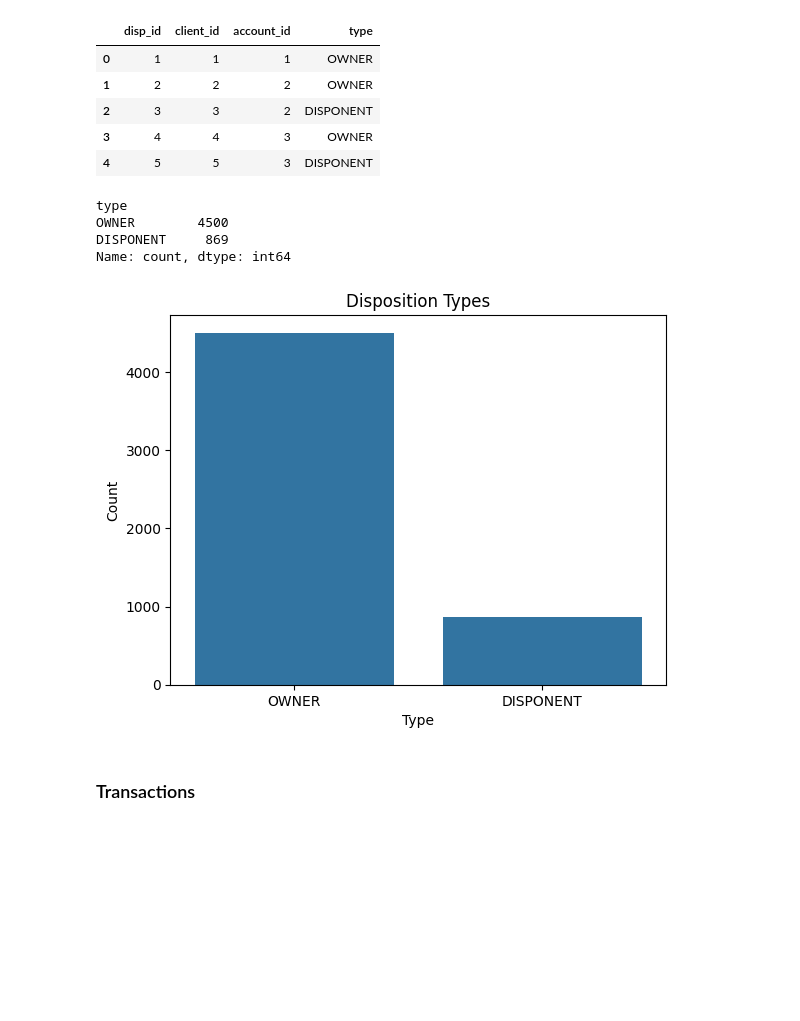
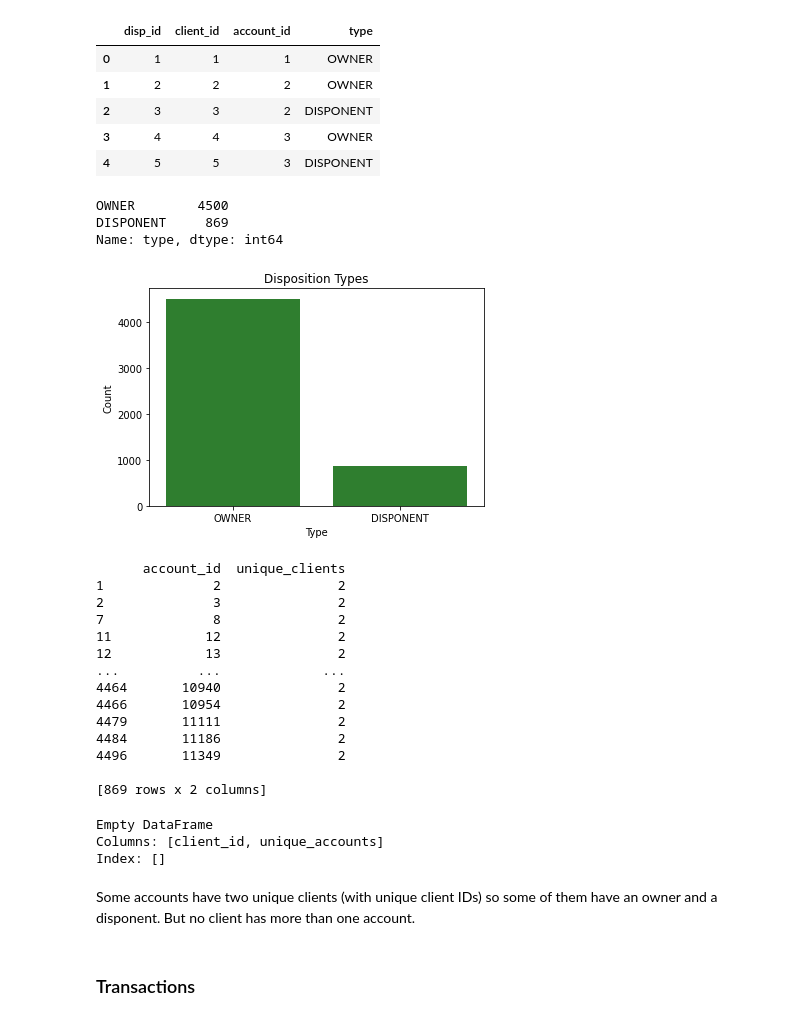
Before and after one commit to NikodemWojtczak/FHNW_AML, a Jupyter notebook: Niko_notebook.ipynb, the cells around one changed output. Cells and saved outputs as stored; diff of their text form; code cells hidden in the pictures; blank space fills up the shorter version.

```diff
--- a/Niko_notebook.ipynb
+++ b/Niko_notebook.ipynb
@@ -237,21 +582,56 @@ dtype: int64
 | 2 | 3 | 3 | 2 | DISPONENT |
 | 3 | 4 | 4 | 3 | OWNER |
 | 4 | 5 | 5 | 3 | DISPONENT |
-# %%
-disp['type'].value_counts()
-# %% [output]
-type
-OWNER        4500
-DISPONENT     869
-Name: count, dtype: int64
+# %%
+# See how many types there are and the amount of each
+disp['type'].value_counts()
+# %% [output]
+OWNER        4500
+DISPONENT     869
+Name: type, dtype: int64
 # %%
-sns.countplot(data=disp, x='type')
+# See how many are owners and how many are disponents
+sns.countplot(data=disp, x='type', color = 'forestgreen')
 plt.title('Disposition Types')
 plt.xlabel('Type')
 plt.ylabel('Count')
 plt.show()
 # %% [output]
-[figure, old version]
+[figure, new version]
+# %%
+# Checking if one account can have more than one client
+
+multiple_clients_per_account = disp.groupby(['account_id'])['client_id'].nunique().reset_index(name='unique_clients')
+multiple_clients_per_account = multiple_clients_per_account[multiple_clients_per_account['unique_clients'] > 1]
+print(multiple_clients_per_account)
+
+# Here is a list with which accounts have an owner and a disponent
+# %% [output]
+      account_id  unique_clients
+1              2               2
+2              3               2
+7              8               2
+11            12               2
+12            13               2
+...          ...             ...
+4464       10940               2
+4466       10954               2
+4479       11111               2
+4484       11186               2
+4496       11349               2
+
+[869 rows x 2 columns]
+# %%
+# Checking if one client has more than one account
+multiple_accounts_per_client = disp.groupby('client_id')['account_id'].nunique().reset_index(name='unique_accounts')
+multiple_accounts_per_client = multiple_accounts_per_client[multiple_accounts_per_client['unique_accounts'] > 1]
+print(multiple_accounts_per_client)
+# %% [output]
+Empty DataFrame
+Columns: [client_id, unique_accounts]
+Index: []
+# %% [markdown]
+Some accounts have two unique clients (with unique client IDs) so some of them have an owner and a disponent. But no client has more than one account.
 # %% [markdown]
 ### Transactions
 # %%
```
Also changed, not shown: parts of 97 cells of this notebook.
